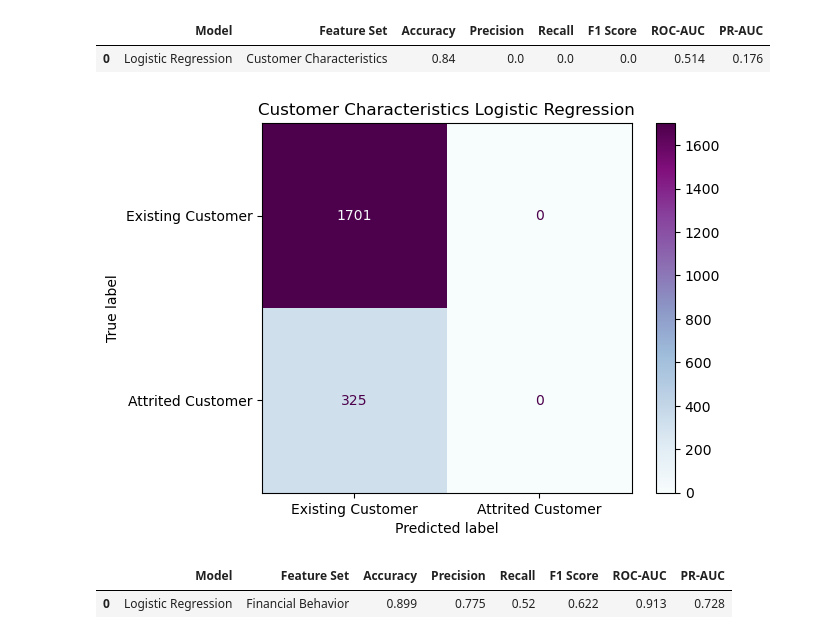
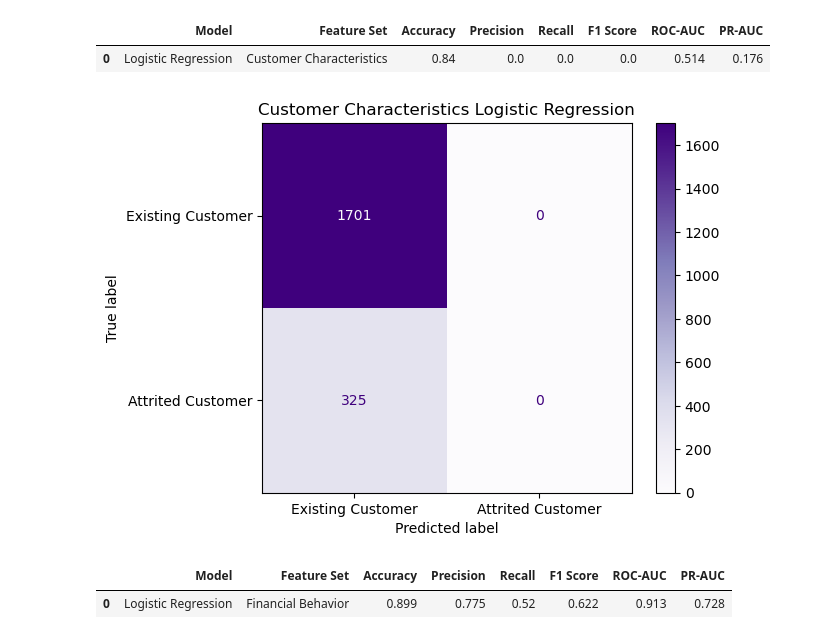
Before and after one commit to gianellarobles/Customer-Churn-Analytics-Predication, a Jupyter notebook: Customer_Churn_AP.ipynb, the cells around one changed output. Saved outputs shown, nothing was run; the diff lists cells and outputs as text; code cells hidden in the pictures.

```diff
--- a/Customer_Churn_AP.ipynb
+++ b/Customer_Churn_AP.ipynb
@@ -2324,22 +2324,22 @@ customer_results.round(3)
 # %%
 #confusion matrix
 from sklearn.metrics import confusion_matrix, ConfusionMatrixDisplay
 import matplotlib.pyplot as plt
 
 # Create confusion matrix
 cm = confusion_matrix(y_customer_test, customer_predictions)
 
 # Display confusion matrix
 disp = ConfusionMatrixDisplay(
     confusion_matrix=cm,
     display_labels=['Existing Customer', 'Attrited Customer']
 )
 
-disp.plot(cmap='BuPu')
+disp.plot(cmap='Purples')
 plt.title('Customer Characteristics Logistic Regression')
 plt.show()
 # %% [output]
-[figure, old version]
+[figure, new version]
 # %%
 #Financial Behavior Logistic Regression
 
```
